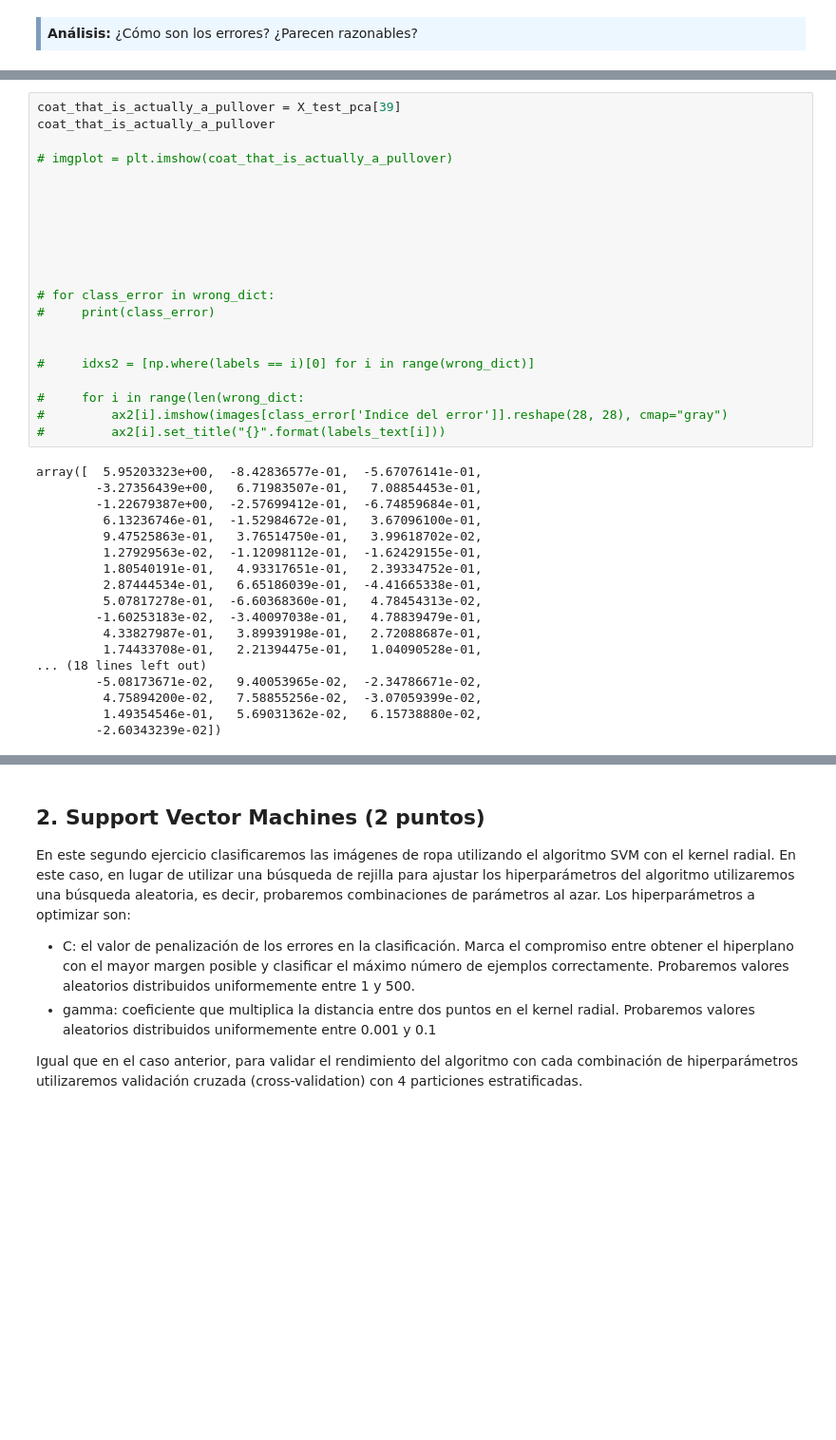
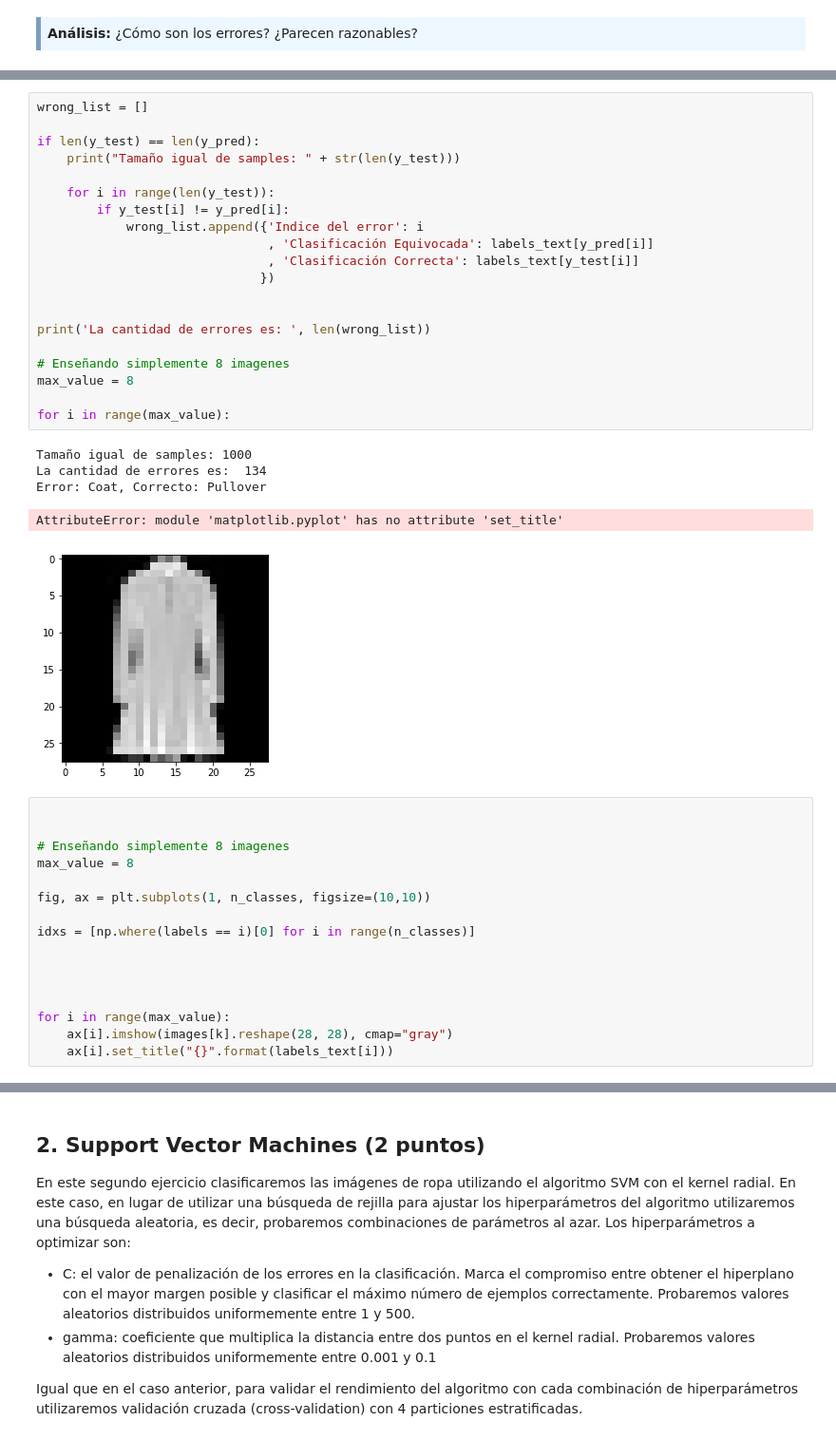
Before and after one commit to fernandoabcampos/advanced-data-mining, a Jupyter notebook: PEC3/20181_M2.855_PEC3-Enunciado.ipynb, the cells around one changed output, grey strips where cells are left out. Shown at 95% size. Cells and saved outputs as stored; diff of their text form; blank space fills up the shorter version.

```diff
--- a/PEC3/20181_M2.855_PEC3-Enunciado.ipynb
+++ b/PEC3/20181_M2.855_PEC3-Enunciado.ipynb
@@ -244,39 +258,42 @@ pd.DataFrame(
+# %%
+wrong_list = []
+
+if len(y_test) == len(y_pred):
+    print("Tamaño igual de samples: " + str(len(y_test)))
+
+    for i in range(len(y_test)):
+        if y_test[i] != y_pred[i]:
+            wrong_list.append({'Indice del error': i
+                               , 'Clasificación Equivocada': labels_text[y_pred[i]]
+                               , 'Clasificación Correcta': labels_text[y_test[i]]
+                              })
+
+
+print('La cantidad de errores es: ', len(wrong_list))
+
+# Enseñando simplemente 8 imagenes
+max_value = 8
+
+for i in range(max_value):
+# %% [output]
+Tamaño igual de samples: 1000
+La cantidad de errores es:  134
+Error: Coat, Correcto: Pullover
+AttributeError: module 'matplotlib.pyplot' has no attribute 'set_title'
+[figure, added]
 # %%
-coat_that_is_actually_a_pullover = X_test_pca[39]
-coat_that_is_actually_a_pullover
 
-# imgplot = plt.imshow(coat_that_is_actually_a_pullover)
+
+# Enseñando simplemente 8 imagenes
+max_value = 8
+
+fig, ax = plt.subplots(1, n_classes, figsize=(10,10))
+
+idxs = [np.where(labels == i)[0] for i in range(n_classes)]
 
 
 
 
-
-
-
-# for class_error in wrong_dict:
-#     print(class_error)
-
-
-#     idxs2 = [np.where(labels == i)[0] for i in range(wrong_dict)]
-
-#     for i in range(len(wrong_dict:
-#         ax2[i].imshow(images[class_error['Indice del error']].reshape(28, 28), cmap="gray")
-#         ax2[i].set_title("{}".format(labels_text[i]))
+for i in range(max_value):
+    ax[i].imshow(images[k].reshape(28, 28), cmap="gray")
+    ax[i].set_title("{}".format(labels_text[i]))
-# %% [output]
-array([  5.95203323e+00,  -8.42836577e-01,  -5.67076141e-01,
-        -3.27356439e+00,   6.71983507e-01,   7.08854453e-01,
-        -1.22679387e+00,  -2.57699412e-01,  -6.74859684e-01,
-         6.13236746e-01,  -1.52984672e-01,   3.67096100e-01,
-         9.47525863e-01,   3.76514750e-01,   3.99618702e-02,
-         1.27929563e-02,  -1.12098112e-01,  -1.62429155e-01,
-         1.80540191e-01,   4.93317651e-01,   2.39334752e-01,
-         2.87444534e-01,   6.65186039e-01,  -4.41665338e-01,
-         5.07817278e-01,  -6.60368360e-01,   4.78454313e-02,
-        -1.60253183e-02,  -3.40097038e-01,   4.78839479e-01,
-         4.33827987e-01,   3.89939198e-01,   2.72088687e-01,
-         1.74433708e-01,   2.21394475e-01,   1.04090528e-01,
-... (18 lines left out)
-        -5.08173671e-02,   9.40053965e-02,  -2.34786671e-02,
-         4.75894200e-02,   7.58855256e-02,  -3.07059399e-02,
-         1.49354546e-01,   5.69031362e-02,   6.15738880e-02,
-        -2.60343239e-02])
```
Also changed, not shown: parts of 2 cells of this notebook.
